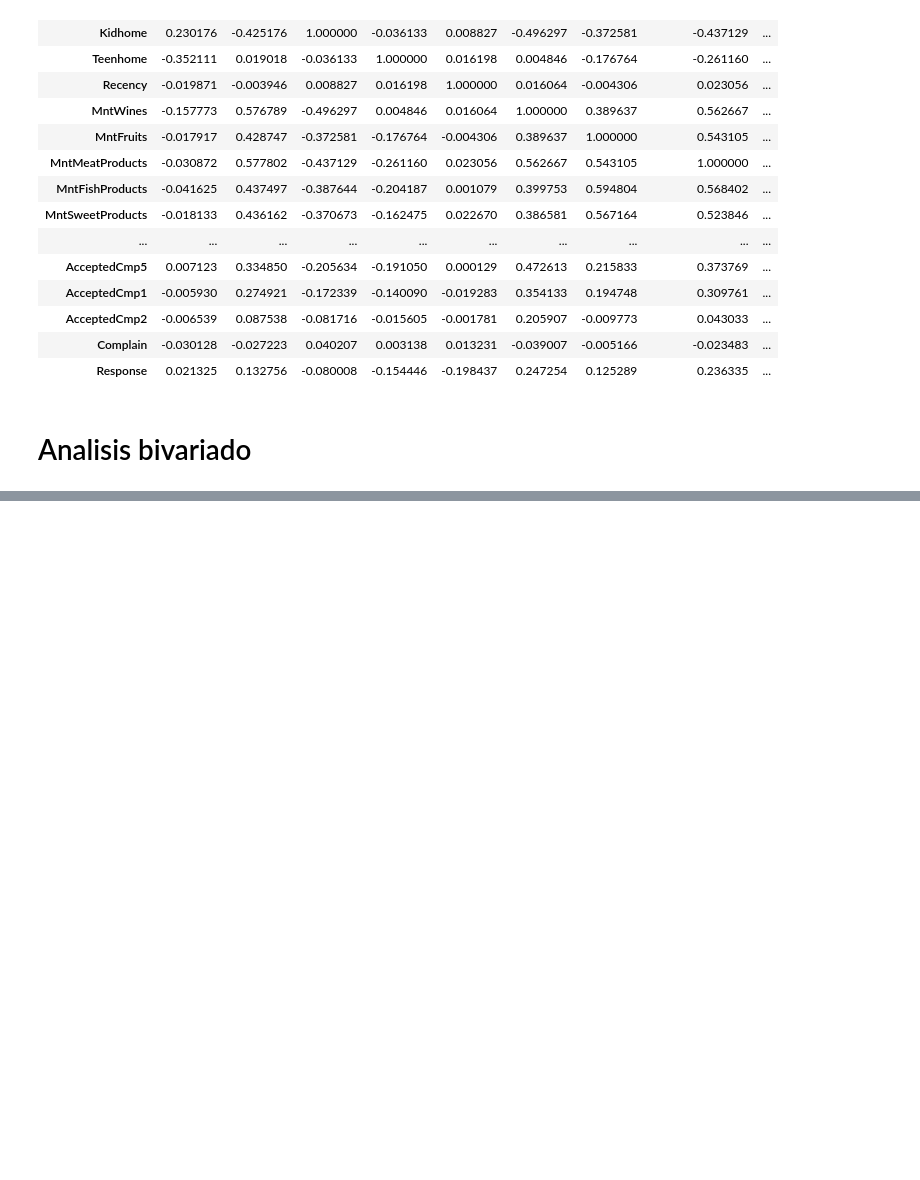
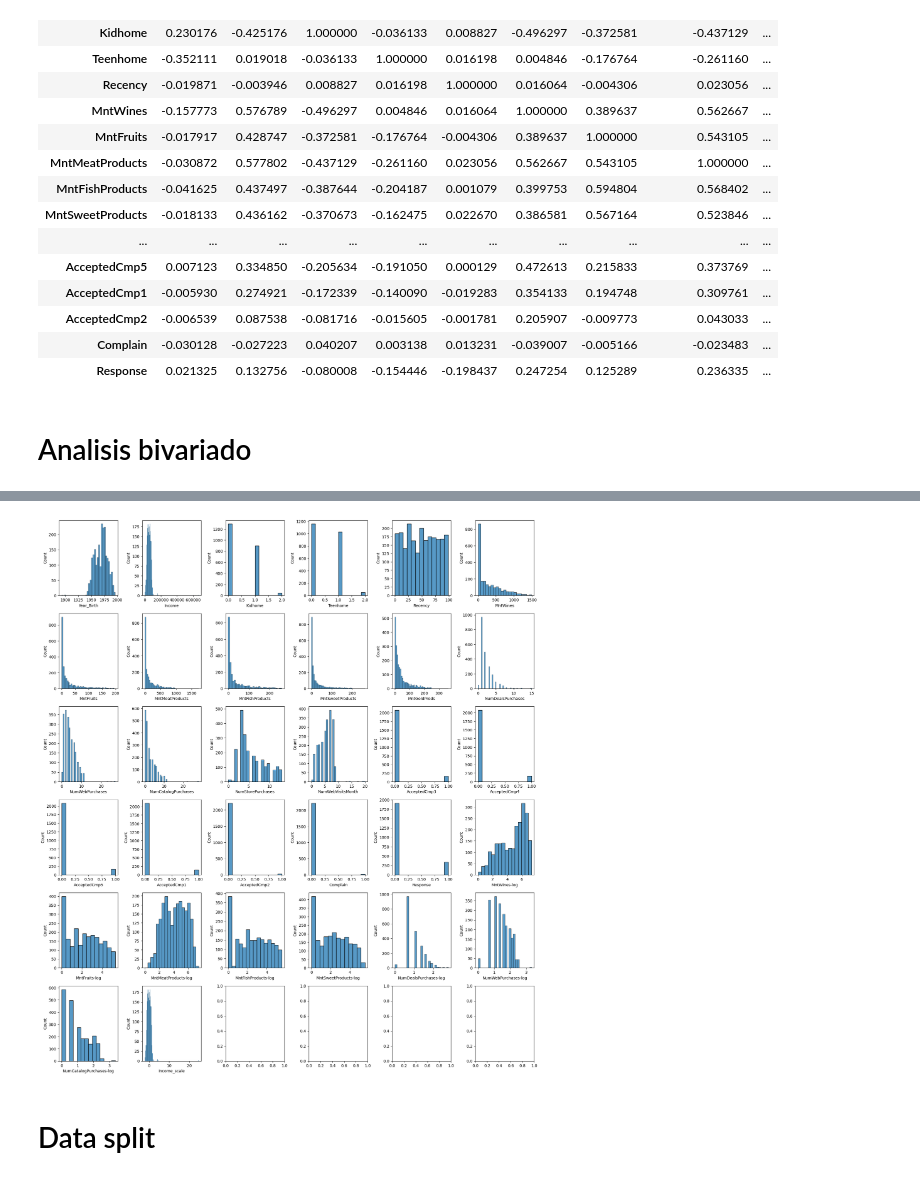
Before and after one commit to AI-YAZMIN-VILLEGAS/EBAC, a Jupyter notebook: Clases/Introducción a Machine Learning II/ML2.ipynb, the cells around one changed output, grey strips where cells are left out. Drawn from its saved outputs; the diff is of its cells as text; code cells hidden in the pictures; blank space fills up the shorter version.

```diff
--- a/Clases/Introducción a Machine Learning II/ML2.ipynb
+++ b/Clases/Introducción a Machine Learning II/ML2.ipynb
@@ -548,0 +395,5 @@ Training Personal Loan False Values : 564 (83.92857142857143%)
+# %%
+categ_columns = ['Marital_Status']
+for column in categ_columns:
+    print('\n' + column)
+    print(df[column].value_counts())
@@ -548,0 +457,5 @@ Training Personal Loan False Values : 564 (83.92857142857143%)
+# %%
+print(df2['Marital_Status'].value_counts())
+
+df2['Marital_Status'] = df['Marital_Status'].replace({'Widow':'Other','Absurd':'Other','YOLO':'Other','Alone':'Other'},regex=True)
+df2['Marital_Status'].value_counts()
@@ -548,0 +486,17 @@ Training Personal Loan False Values : 564 (83.92857142857143%)
+# %%
+from sklearn.preprocessing import StandardScaler
+scaler = StandardScaler()
+df2['Income_scale'] = StandardScaler().fit_transform(df2[['Income']])
+# %%
+print(df2.columns)
+
+cols_num = ['Year_Birth', 'Income', 'Kidhome',
+       'Teenhome', 'Recency', 'MntWines', 'MntFruits', 'MntMeatProducts',
+       'MntFishProducts', 'MntSweetProducts', 'MntGoldProds',
+       'NumDealsPurchases', 'NumWebPurchases', 'NumCatalogPurchases',
+       'NumStorePurchases', 'NumWebVisitsMonth', 'AcceptedCmp3',
+       'AcceptedCmp4', 'AcceptedCmp5', 'AcceptedCmp1', 'AcceptedCmp2',
+       'Complain', 'Response', 'MntWines-log', 'MntFruits-log',
+       'MntMeatProducts-log', 'MntFishProducts-log', 'MntSweetProducts-log',
+       'NumDealsPurchases-log', 'NumWebPurchases-log',
+       'NumCatalogPurchases-log', 'Income_scale']
@@ -548,0 +515,12 @@ Training Personal Loan False Values : 564 (83.92857142857143%)
+# %%
+fig, axes = plt.subplots(nrows=6, ncols=6, figsize=(18,20))
+
+for i, column in enumerate(cols_num):
+    sns.histplot(df2[column], ax=axes[i//6, i%6], kde=False)
+
+plt.tight_layout()
+plt.show()
+# %% [output]
+[figure, added]
+# %% [markdown]
+# Data split
```
Also changed, not shown: parts of 59 cells of this notebook, 1 other file.
